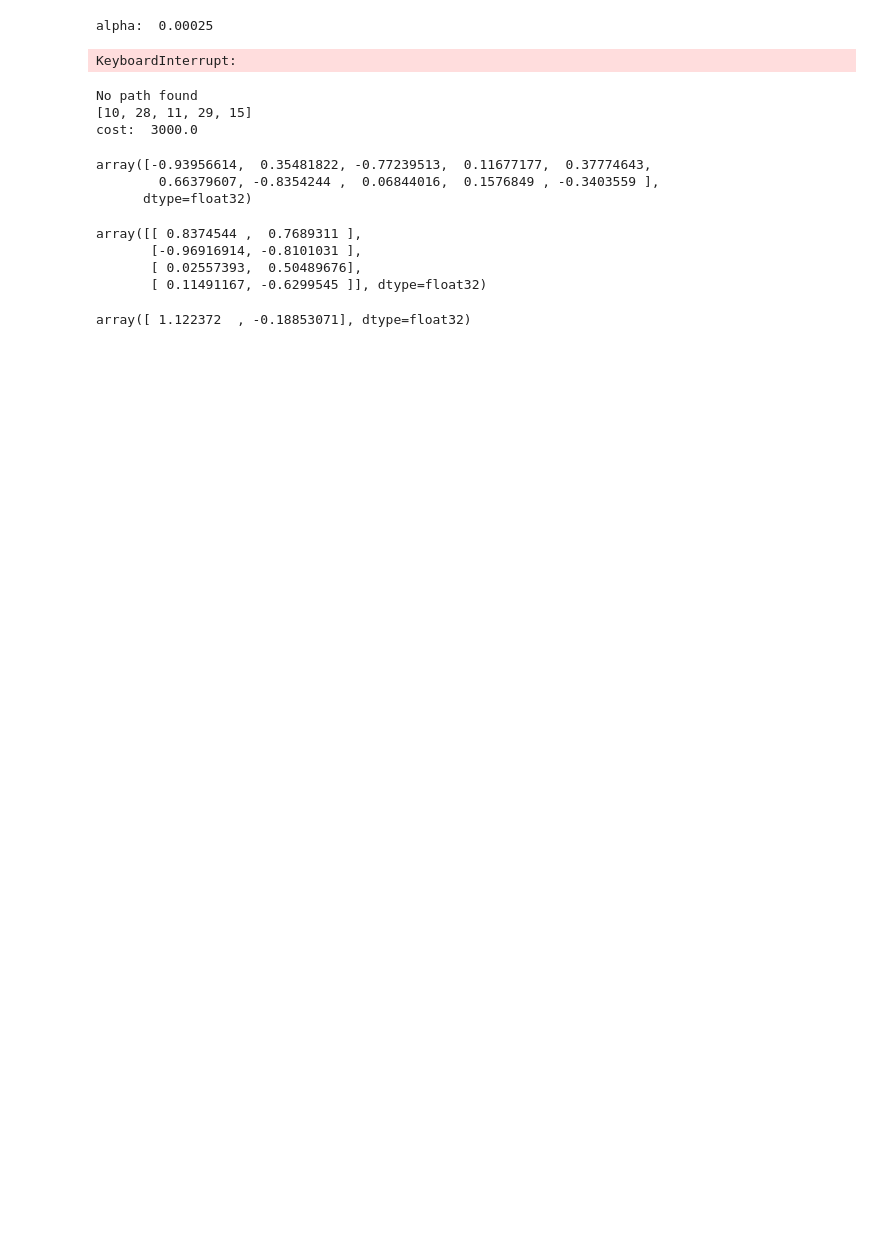
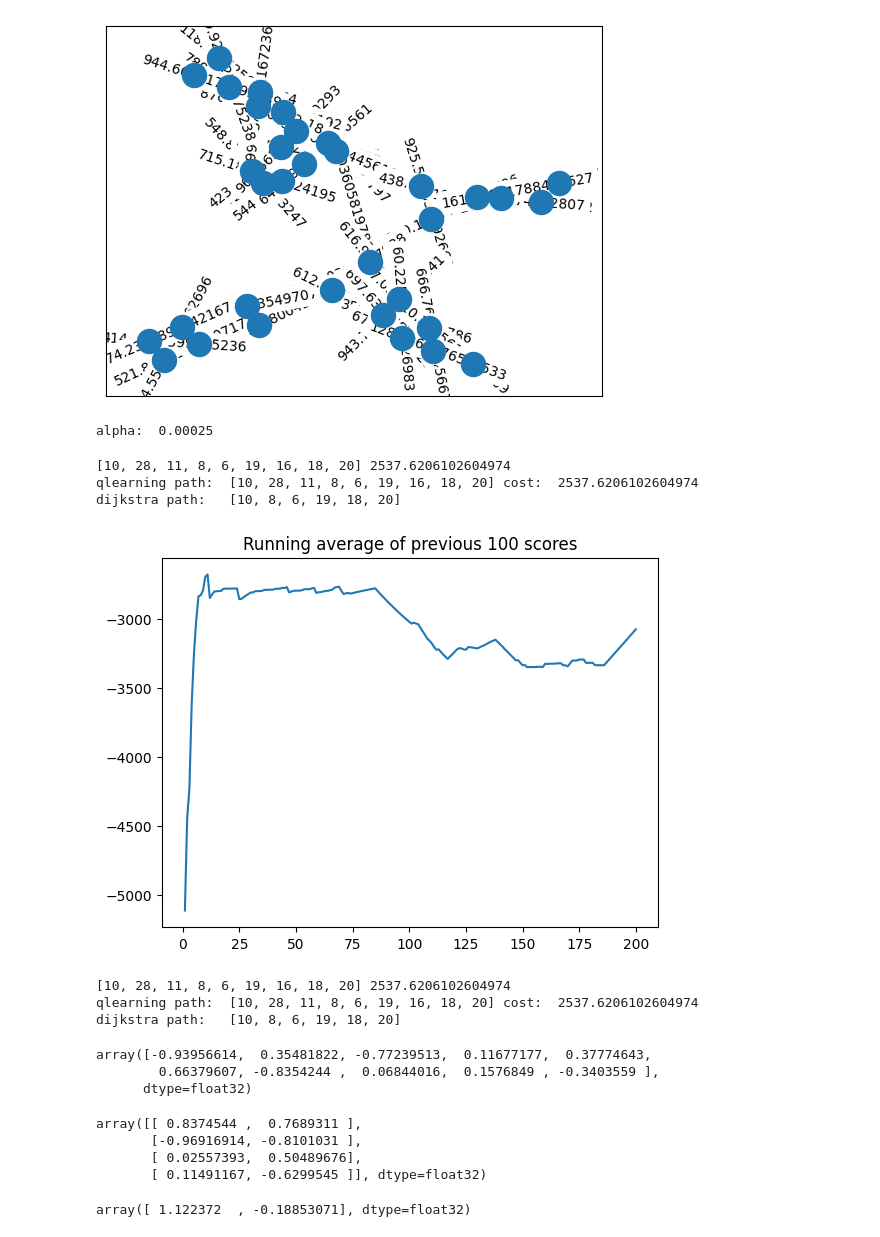
Before and after one commit to mingjunwang88/RL, a Jupyter notebook: routing/DeepQState/DeepQstate.ipynb, the cells around one changed output. Drawn from its saved outputs; the diff is of its cells as text; code cells hidden in the pictures; blank space fills up the shorter version.

```diff
--- a/routing/DeepQState/DeepQstate.ipynb
+++ b/routing/DeepQState/DeepQstate.ipynb
@@ -18,43 +18,49 @@ plt.show()
 # %%
 import importlib
 import agents_state
 importlib.reload(agents_state)
 from agents_state import *
 import env
 importlib.reload(env)
 from env import *
 
-env = CitizenBankEnv()
-src = env.state
+env = CitizenBankEnv(20)
 dest = env.dest
-               #env, num_state,       dim_state,h1, h2, max_memsize, alpha=1e-4, batch_size=258, max_iters = 30, epsilon=0.05, steps_target=1000, gamma=0.99):
-for alpha in [2.5e-4, 2.5e-5, 2.5e-6, 2.5e-7]:
+
+                   #env, num_state,       dim_state,h1, h2, max_memsize, alpha=1e-4, batch_size=258, max_iters = 30, epsilon=0.05, min_epsilon=0.03 steps_target=1000, gamma=0.99):
+for alpha in [2.5e-4,]:
     print('alpha: ',alpha )
-    trainer = Agent(env, env.num_devices, 36,   30, 20, 10000,       alpha=alpha, batch_size=126,  max_iters =250, epsilon=0.05, steps_target=500, gamma=0.95)
+    trainer = Agent(env, env.num_devices, env.num_devices,   50, 50, 10000,       alpha=alpha, batch_size=126,  max_iters =200, epsilon=1, min_epsilon=0.01, steps_target=1000, gamma=0.95)
     trainer.train()
-"""
-if reward_list:
-    x = [i+1 for i in range(iters)]
-    trainer.plot_learning_curve(x, reward_list)
+
+
+src =10
+if True:
     path, cost = trainer.find_path(src, dest)
     print('qlearning path: ', path, 'cost: ', cost)
 print('dijkstra path:  ', nx.shortest_path(G, src, dest, weight='Bandwidth (Mbps)'))
-"""
+
 
 #path, cost = trainer.find_path(0, 4)
 #print(path)
 #print('cost: ', cost)
 # %% [output]
+[figure, added]
 alpha:  0.00025
-KeyboardInterrupt:
+[10, 28, 11, 8, 6, 19, 16, 18, 20] 2537.6206102604974
+qlearning path:  [10, 28, 11, 8, 6, 19, 16, 18, 20] cost:  2537.6206102604974
+dijkstra path:   [10, 8, 6, 19, 18, 20]
+[figure, added]
 # %%
-path, cost = trainer.find_path(10, 15)
-print(path)
-print('cost: ', cost)
+src =10
+if True:
+    path, cost = trainer.find_path(src, dest)
+    print('qlearning path: ', path, 'cost: ', cost)
+print('dijkstra path:  ', nx.shortest_path(G, src, dest, weight='Bandwidth (Mbps)'))
 # %% [output]
-No path found
-[10, 28, 11, 29, 15]
-cost:  3000.0
+[10, 28, 11, 8, 6, 19, 16, 18, 20] 2537.6206102604974
+qlearning path:  [10, 28, 11, 8, 6, 19, 16, 18, 20] cost:  2537.6206102604974
+dijkstra path:   [10, 8, 6, 19, 18, 20]
 # %%
 import gym
 from gym.spaces import Box, Discrete
```
Also changed, not shown: parts of 2 cells of this notebook, 17 other files.
